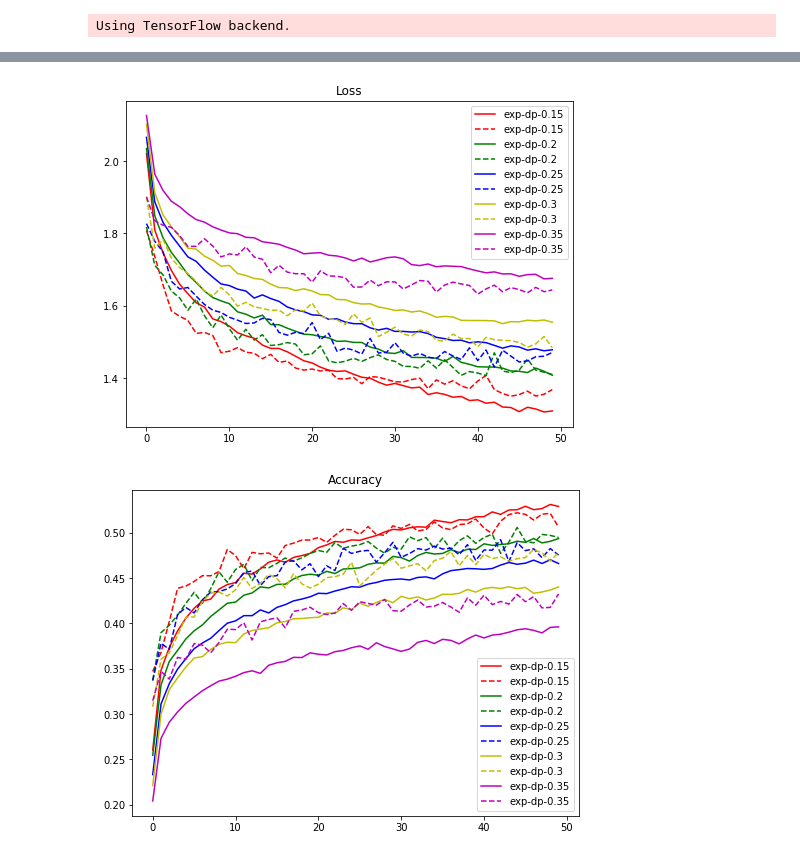
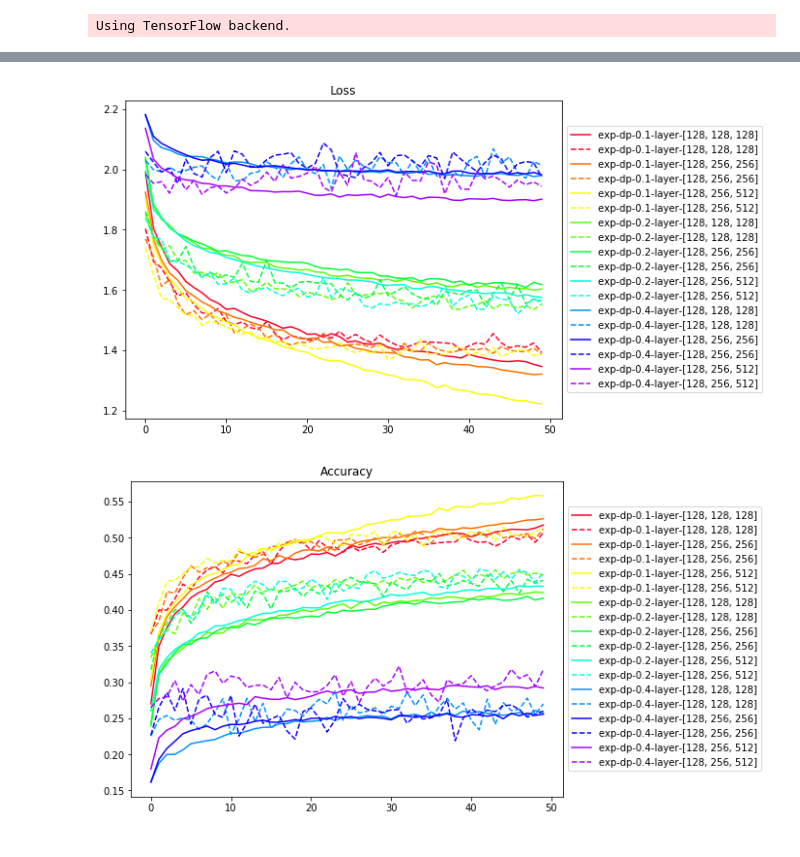
Before and after one commit to wells56/3rd-ML100Days, a Jupyter notebook: homework/Day082_HW.ipynb, the cells around one changed output, grey strips where cells are left out. Saved outputs shown, nothing was run; the diff lists cells and outputs as text; code cells hidden in the pictures.

```diff
--- a/homework/Day082_HW.ipynb
+++ b/homework/Day082_HW.ipynb
@@ -68,16 +68,23 @@ LEARNING_RATE = 1e-3
 EPOCHS = 50
 BATCH_SIZE = 256
 MOMENTUM = 0.95
-Dropout_EXP = [0.15, 0.2, 0.25, 0.3, 0.35]
+# Dropout_EXP = [0.15, 0.2, 0.25, 0.3, 0.35]
+# 減少次數
+Dropout_EXP = [0.1, 0.2, 0.4]
+# 修正：加上不同Layer
+LAYER_NEURONS = [[128, 128, 128], [128, 256, 256], [128, 256, 512]]
 # %%
 results = {}
 """Code Here
 撰寫你的訓練流程並將結果用 dictionary 紀錄
 """
-for dp in Dropout_EXP:
+import itertools
+
+# for dp in Dropout_EXP:
+for i, (dp, layer) in enumerate(itertools.product(Dropout_EXP, LAYER_NEURONS)):
     keras.backend.clear_session() # 把舊的 Graph 清掉
-    print("Experiment with Dropout = %.6f" % (dp))
-    model = build_mlp(input_shape=x_train.shape[1:], drp_ratio=dp)
+    print("Experiment: %i with Dropout_EXP = %.6f, LAYER_NEURONS: %s" % (i, dp, layer))
+    model = build_mlp(input_shape=x_train.shape[1:], drp_ratio=dp, num_neurons=layer)
     model.summary()
     optimizer = keras.optimizers.Adam(lr=LEARNING_RATE, beta_1=0.9, beta_2=0.999, epsilon=None, decay=0.0, amsgrad=False)
     model.compile(loss="categorical_crossentropy", metrics=["accuracy"], optimizer=optimizer)
@@ -94,7 +101,7 @@ for dp in Dropout_EXP:
     train_acc = model.history.history["acc"]
     valid_acc = model.history.history["val_acc"]
 
-    exp_name_tag = "exp-dp-%s" % str(dp)
+    exp_name_tag = "exp-dp-%s-layer-%s" % (str(dp), str(layer))
     results[exp_name_tag] = {'train-loss': train_loss,
                              'valid-loss': valid_loss,
                              'train-acc': train_acc,
@@ -120,26 +127,30 @@ Epoch 50/50
 # %%
 import matplotlib.pyplot as plt
 %matplotlib inline
 """Code Here
 將結果繪出
 """
-color_bar = ["r", "g", "b", "y", "m", "k"]
+# color_bar = ["r", "g", "b", "y", "m", "k"]
+# 顏色太多種
+NUM_COLORS = len(results.keys())
+cm = plt.get_cmap('gist_rainbow')
+color_bar = [cm(1.*i/NUM_COLORS) for i in range(NUM_COLORS)]
 
 plt.figure(figsize=(8,6))
 for i, cond in enumerate(results.keys()):
     plt.plot(range(len(results[cond]['train-loss'])),results[cond]['train-loss'], '-', label=cond, color=color_bar[i])
     plt.plot(range(len(results[cond]['valid-loss'])),results[cond]['valid-loss'], '--', label=cond, color=color_bar[i])
-plt.legend()
+plt.legend(loc='center left', bbox_to_anchor=(1, 0.5))
 plt.title("Loss")
 plt.show()
 
 plt.figure(figsize=(8,6))
 for i, cond in enumerate(results.keys()):
     plt.plot(range(len(results[cond]['train-acc'])),results[cond]['train-acc'], '-', label=cond, color=color_bar[i])
     plt.plot(range(len(results[cond]['valid-acc'])),results[cond]['valid-acc'], '--', label=cond, color=color_bar[i])
-plt.legend()
+plt.legend(loc='center left', bbox_to_anchor=(1, 0.5))
 plt.title("Accuracy")
 plt.show()
 # %% [output]
-[figure, old version]
+[figure, new version]
-[figure, old version]
+[figure, new version]
```
Also changed, not shown: parts of 1 cell of this notebook.
